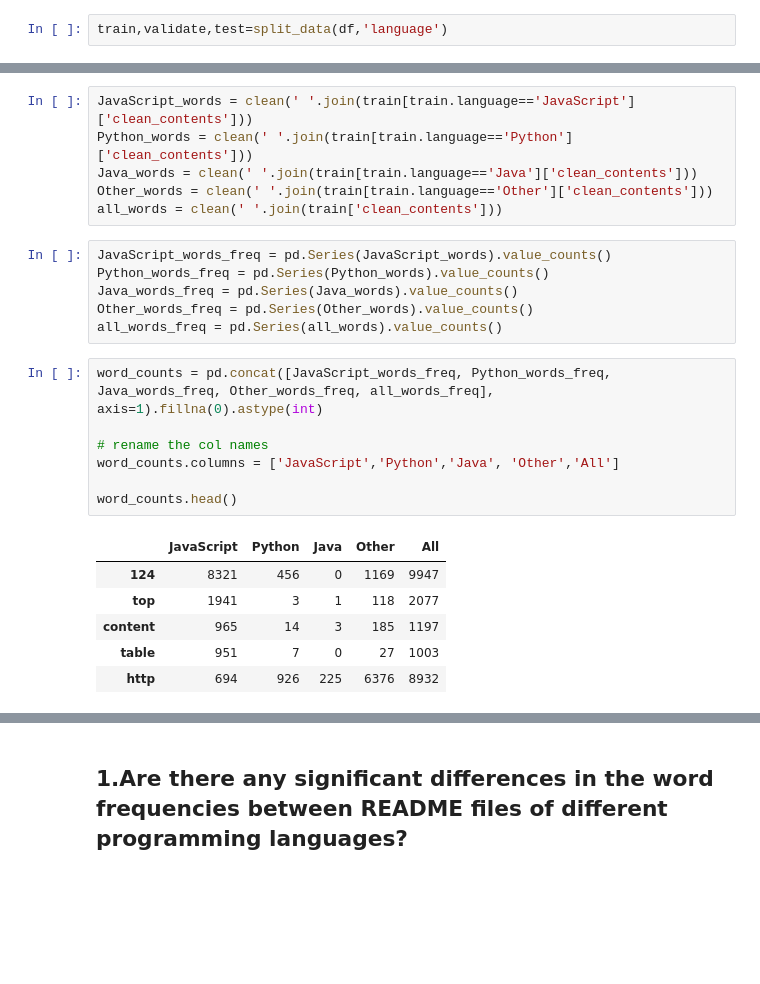
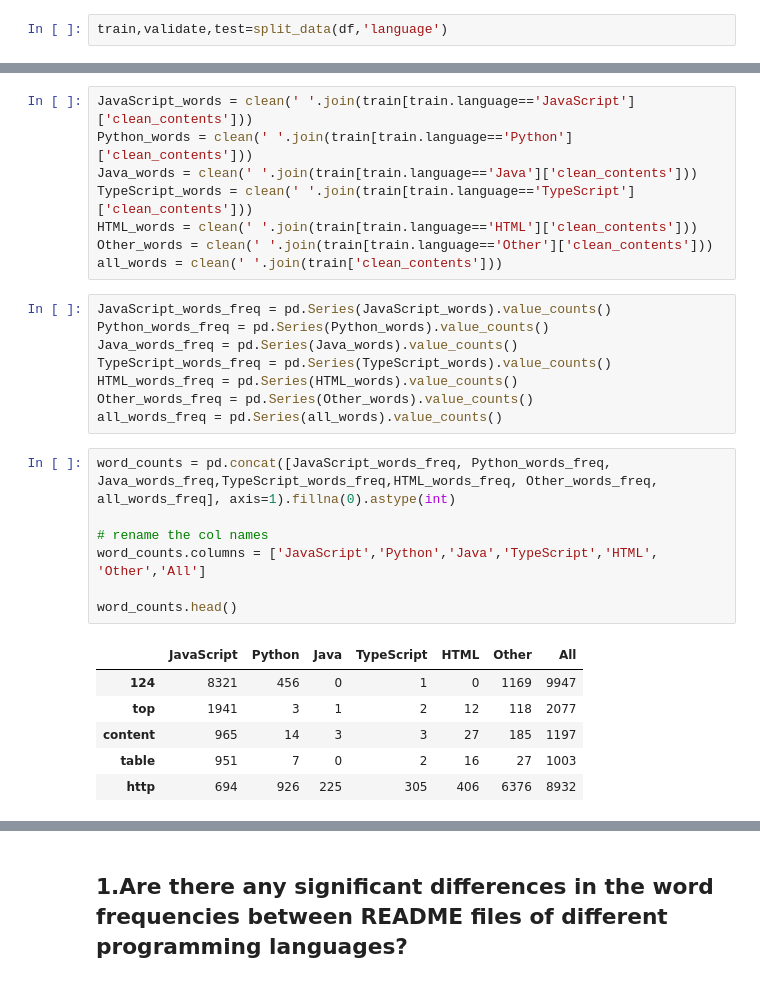
Before and after one commit to Chellyandy/nlp-project, a Jupyter notebook: cely_draft.ipynb, the cells around one changed output, grey strips where cells are left out. Drawn from its saved outputs; the diff is of its cells as text; blank space fills up the shorter version.

```diff
--- a/cely_draft.ipynb
+++ b/cely_draft.ipynb
@@ -276,26 +276,30 @@ train.head()
 JavaScript_words = clean(' '.join(train[train.language=='JavaScript']['clean_contents']))
 Python_words = clean(' '.join(train[train.language=='Python']['clean_contents']))
 Java_words = clean(' '.join(train[train.language=='Java']['clean_contents']))
+TypeScript_words = clean(' '.join(train[train.language=='TypeScript']['clean_contents']))
+HTML_words = clean(' '.join(train[train.language=='HTML']['clean_contents']))
 Other_words = clean(' '.join(train[train.language=='Other']['clean_contents']))
 all_words = clean(' '.join(train['clean_contents']))
 # %%
 JavaScript_words_freq = pd.Series(JavaScript_words).value_counts()
 Python_words_freq = pd.Series(Python_words).value_counts()
 Java_words_freq = pd.Series(Java_words).value_counts()
+TypeScript_words_freq = pd.Series(TypeScript_words).value_counts()
+HTML_words_freq = pd.Series(HTML_words).value_counts()
 Other_words_freq = pd.Series(Other_words).value_counts()
 all_words_freq = pd.Series(all_words).value_counts()
 # %%
-word_counts = pd.concat([JavaScript_words_freq, Python_words_freq, Java_words_freq, Other_words_freq, all_words_freq], axis=1).fillna(0).astype(int)
+word_counts = pd.concat([JavaScript_words_freq, Python_words_freq, Java_words_freq,TypeScript_words_freq,HTML_words_freq, Other_words_freq, all_words_freq], axis=1).fillna(0).astype(int)
 
 # rename the col names
-word_counts.columns = ['JavaScript','Python','Java', 'Other','All']
+word_counts.columns = ['JavaScript','Python','Java','TypeScript','HTML', 'Other','All']
 
 word_counts.head()
 # %% [output]
-|  | JavaScript | Python | Java | Other | All |
-| 124 | 8321 | 456 | 0 | 1169 | 9947 |
-| top | 1941 | 3 | 1 | 118 | 2077 |
-| content | 965 | 14 | 3 | 185 | 1197 |
-| table | 951 | 7 | 0 | 27 | 1003 |
-| http | 694 | 926 | 225 | 6376 | 8932 |
+|  | JavaScript | Python | Java | TypeScript | HTML | Other | All |
+| 124 | 8321 | 456 | 0 | 1 | 0 | 1169 | 9947 |
+| top | 1941 | 3 | 1 | 2 | 12 | 118 | 2077 |
+| content | 965 | 14 | 3 | 3 | 27 | 185 | 1197 |
+| table | 951 | 7 | 0 | 2 | 16 | 27 | 1003 |
+| http | 694 | 926 | 225 | 305 | 406 | 6376 | 8932 |
 # %%
```
Also changed, not shown: parts of 15 cells of this notebook.
